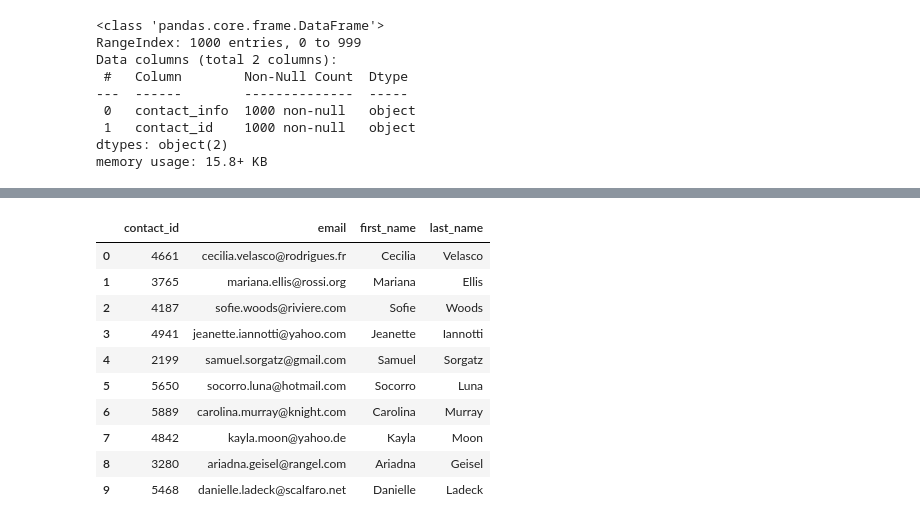
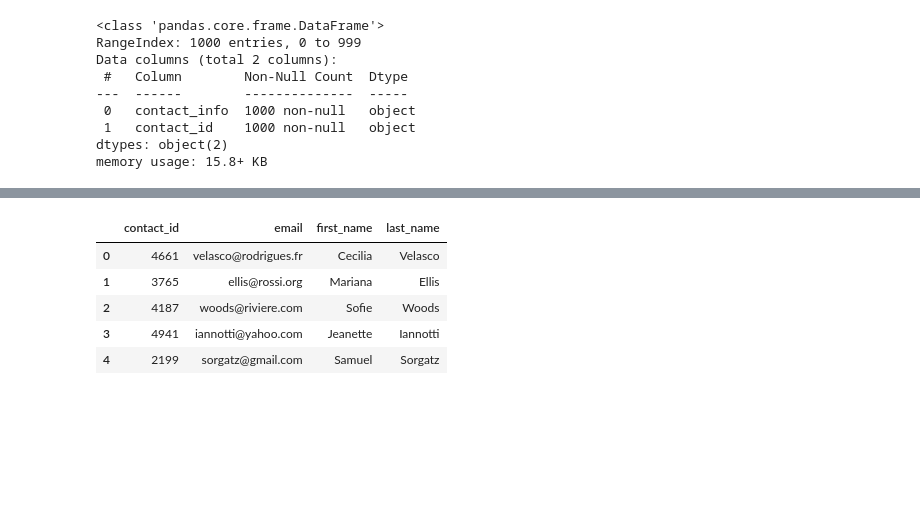
Before and after one commit to jgausachs/Crowdfunding_ETL, a Jupyter notebook: ETL_Mini_Project_JGausachs.ipynb, the cells around one changed output, grey strips where cells are left out. Saved outputs shown, nothing was run; the diff lists cells and outputs as text; code cells hidden in the pictures; blank space fills up the shorter version.

```diff
--- a/ETL_Mini_Project_JGausachs.ipynb
+++ b/ETL_Mini_Project_JGausachs.ipynb
@@ -421,4 +352,5 @@ Data columns (total 2 columns):
 dtypes: object(2)
 memory usage: 15.8+ KB
 # %%
-# Convert the "contact_id" column to an int64 data type.
+# Convert the "contact_id" column to an int64 data type
+contact_info_df_copy['contact_id'] = contact_info_df_copy['contact_id'].astype(int)
@@ -435,5 +370,10 @@ memory usage: 15.8+ KB
 # %%
-# Extract the name of the contact and add it to a new column.
+# Extract the name of the contact and add it to a new column
+p = '(\w+\s\w+)'
+contact_info_df_copy['name'] = contact_info_df_copy['contact_info'].str.extract(p)
+
+# Display the DataFrame head
+contact_info_df_copy.head()
 # %% [output]
 |  | contact_info | contact_id | name |
 | 0 | {"contact_id": 4661, "name": "Cec... | 4661 | Cecilia Velasco |
@@ -449,4 +384,9 @@ memory usage: 15.8+ KB
 # %%
-# Extract the email from the contacts and add the values to a new column.
+# Extract the email from the contacts and add the values to a new column
+p = '(\w+@\w+\.\w+)'
+contact_info_df_copy['email'] = contact_info_df_copy['contact_info'].str.extract(p)
+
+# Display the DataFrame head
+contact_info_df_copy.head()
 # %% [output]
 |  | contact_info | contact_id | name | email |
@@ -463,4 +398,8 @@ memory usage: 15.8+ KB
 # %%
-# Create a copy of the contact_info_df with the 'contact_id', 'name', 'email' columns.
+# Create a copy of the contact_info_df with the 'contact_id', 'name', 'email' columns
+contacts_df_clean = contact_info_df_copy[['contact_id', 'name', 'email']]
+
+# Display the DataFrame head
+contacts_df_clean.head()
 # %% [output]
 |  | contact_id | name | email |
@@ -477,17 +411,17 @@ memory usage: 15.8+ KB
 # %%
-# Create a "first"name" and "last_name" column with the first and last names from the "name" column.
-
+# Create a "first"name" and "last_name" column with the first and last names from the "name" column
+contacts_df_clean['first_name'] = contacts_df_clean['name'].str.split(' ').str[0]
+contacts_df_clean['last_name'] = contacts_df_clean['name'].str.split(' ').str[1]
 
 # Drop the contact_name column
+contacts_df_clean = contacts_df_clean.drop(['name'], axis=1)
+
+# Display the DataFrame head
+contacts_df_clean.head()
 # %% [output]
 |  | contact_id | email | first_name | last_name |
-| 0 | 4661 | cecilia.velasco@rodrigues.fr | Cecilia | Velasco |
-| 1 | 3765 | mariana.ellis@rossi.org | Mariana | Ellis |
-| 2 | 4187 | sofie.woods@riviere.com | Sofie | Woods |
-| 3 | 4941 | jeanette.iannotti@yahoo.com | Jeanette | Iannotti |
-| 4 | 2199 | samuel.sorgatz@gmail.com | Samuel | Sorgatz |
-| 5 | 5650 | socorro.luna@hotmail.com | Socorro | Luna |
-| 6 | 5889 | carolina.murray@knight.com | Carolina | Murray |
-| 7 | 4842 | kayla.moon@yahoo.de | Kayla | Moon |
-| 8 | 3280 | ariadna.geisel@rangel.com | Ariadna | Geisel |
-| 9 | 5468 | danielle.ladeck@scalfaro.net | Danielle | Ladeck |
+| 0 | 4661 | velasco@rodrigues.fr | Cecilia | Velasco |
+| 1 | 3765 | ellis@rossi.org | Mariana | Ellis |
+| 2 | 4187 | woods@riviere.com | Sofie | Woods |
+| 3 | 4941 | iannotti@yahoo.com | Jeanette | Iannotti |
+| 4 | 2199 | sorgatz@gmail.com | Samuel | Sorgatz |
```
Also changed, not shown: parts of 23 cells of this notebook, 2 other files.
